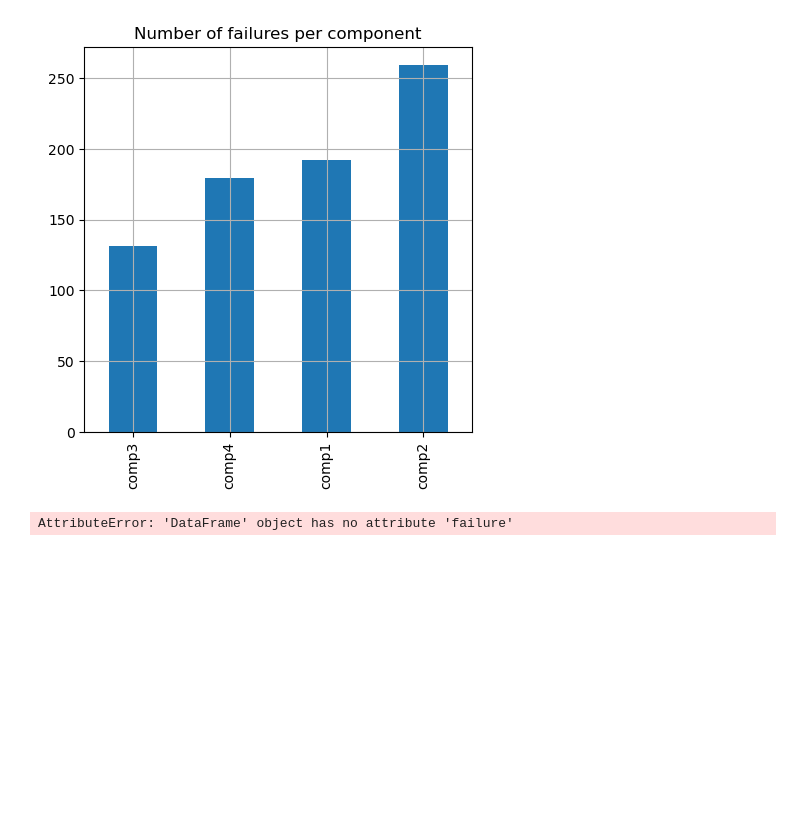
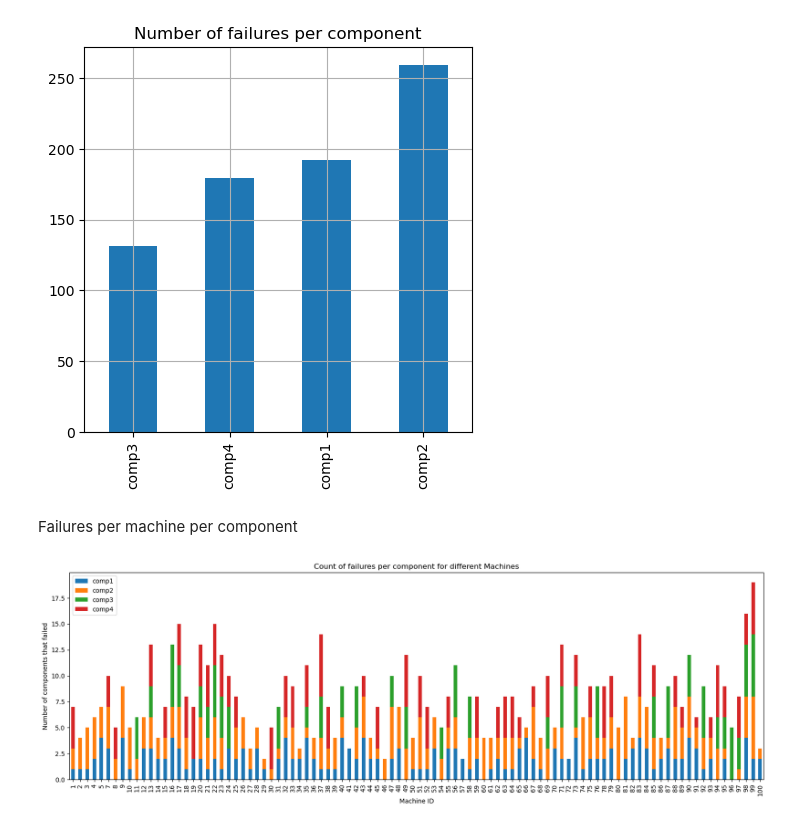
Before and after one commit to gpanagioto/-mbml-predictive-maintenance, a Jupyter notebook: notebooks/data_preparation.ipynb, the cells around one changed output. Drawn from its saved outputs; the diff is of its cells as text; code cells hidden in the pictures; blank space fills up the shorter version.

```diff
--- a/notebooks/data_preparation.ipynb
+++ b/notebooks/data_preparation.ipynb
@@ -266,14 +314,20 @@ augmented_features['hour'] = augmented_features.datetime.dt.hour
 # %%
 # %% [output]
 [figure]
-# %%
-augmented_features.loc[augmented_features.failure==1].groupby('model').failure.value_counts().plot(kind='bar')
-
-plt.title('Total failures by model\nfor all machines')
-plt.ylabel('Number of failures')
-plt.show()
-# %% [output]
-AttributeError: 'DataFrame' object has no attribute 'failure'
+# %% [markdown]
+Failures per machine per component
+# %%
+temp_df = failures_df.groupby(["machineID", "failure"]).size().reset_index()
+temp_df.columns = ["machineID", "comp", "num_fail"]
+temp_df_pivot = pd.pivot(temp_df, index="machineID", columns="comp", values="num_fail").rename_axis(None, axis=1)
+
+temp_df_pivot.plot.bar(stacked=True, figsize=(20, 6), title="Count of failures per component for different Machines")
+plt.xlabel("Machine ID")
+plt.ylabel("Number of components that failed")
+
+plt.show()
+# %% [output]
+[figure, added]
 # %%
 augmented_features['month'].value_counts(
                 normalize=False, dropna=False).sort_values().plot(
```
Also changed, not shown: parts of 8 cells of this notebook.
